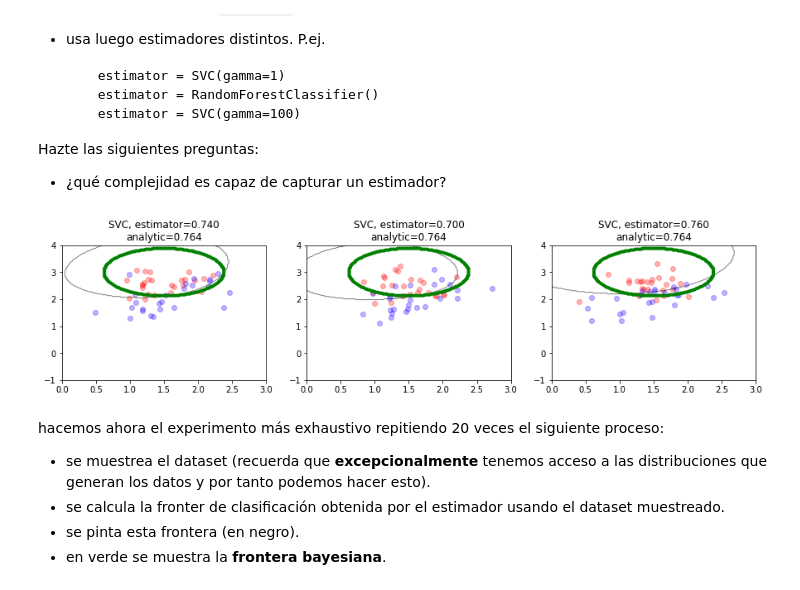
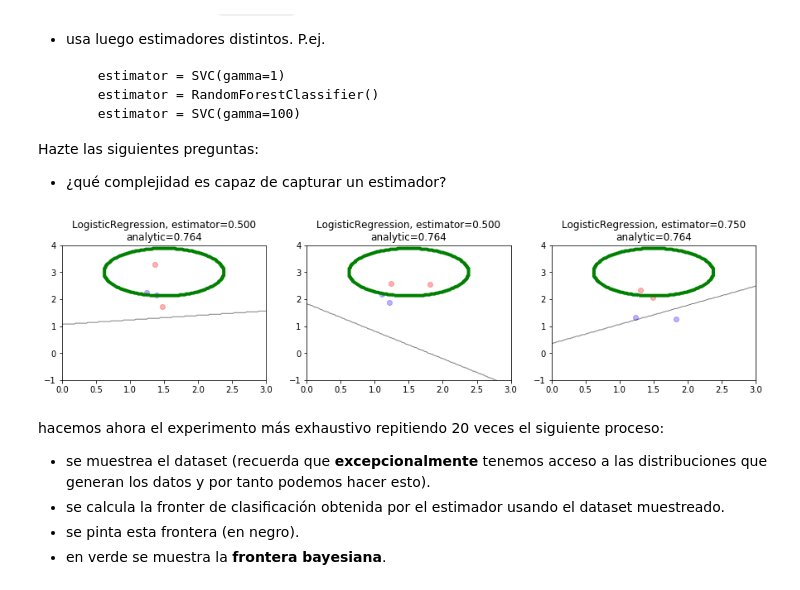
Before and after one commit to jdariasl/DiplomadoEPM_2019, a Jupyter notebook: Modulo2/Modulo2 (01 - Models derived from data).ipynb, the cells around one changed output. Saved outputs shown, nothing was run; the diff lists cells and outputs as text; code cells hidden in the pictures.

```diff
--- a/Modulo2/Modulo2 (01 - Models derived from data).ipynb
+++ b/Modulo2/Modulo2 (01 - Models derived from data).ipynb
@@ -179,15 +179,16 @@ Hazte las siguientes preguntas:
 
 - ¿qué complejidad es capaz de capturar un estimador?
 # %%
-n_samples = 50
+n_samples = 4
 estimator = LogisticRegression()
-estimator = SVC(gamma=.5)
+#estimator = SVC(gamma=100)
+#estimator = DecisionTreeClassifier(max_depth=5)
 plt.figure(figsize=(15,3))
 for i in range(3):
     plt.subplot(1,3,i+1)
     mlutils.plot_estimator_border(mc, estimator, mins=[0,-1], maxs=[3,4], n_samples=n_samples, legend=False)
 # %% [output]
-[figure, old version]
+[figure, new version]
 # %% [markdown]
 hacemos ahora el experimento más exhaustivo repitiendo 20 veces el siguiente proceso:
 
```
Also changed, not shown: parts of 6 cells of this notebook, 24 other files.
